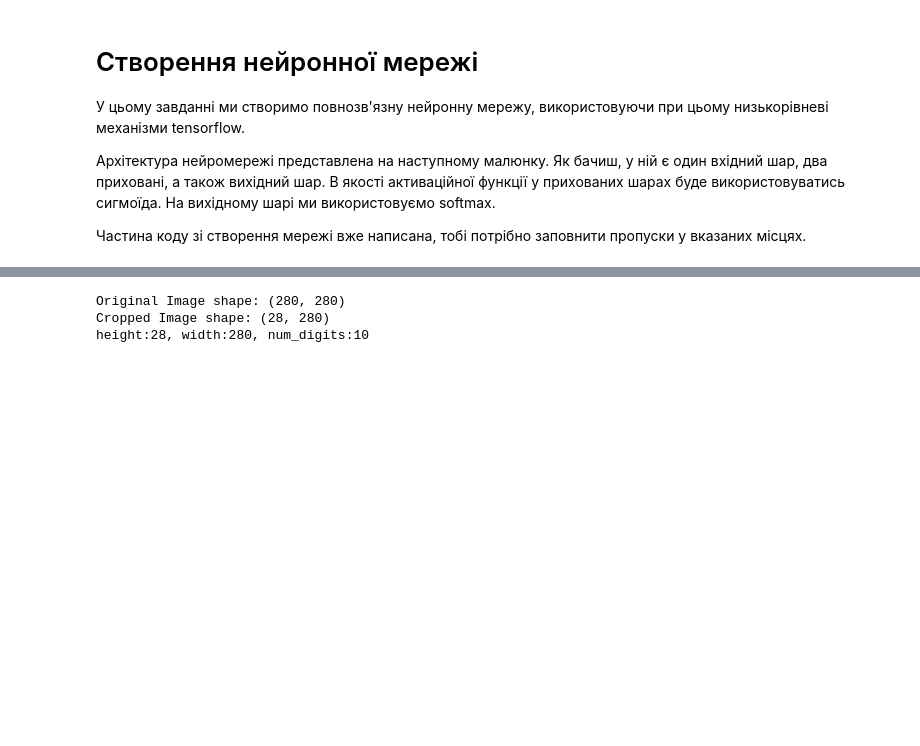
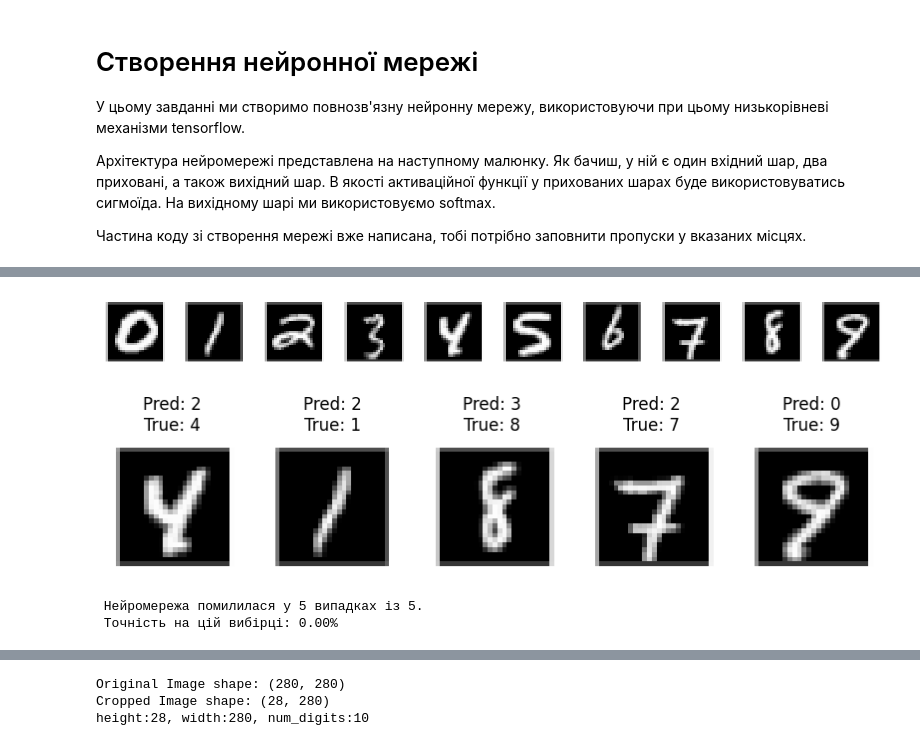
Before and after one commit to MarsIana1804/Google_Colab_Notebook, a Jupyter notebook: Homework_11.ipynb, the cells around one changed output, grey strips where cells are left out. Drawn from its saved outputs; the diff is of its cells as text; code cells hidden in the pictures; blank space fills up the shorter version.

```diff
--- a/Homework_11.ipynb
+++ b/Homework_11.ipynb
@@ -285,3 +283,78 @@ Accuracy of the trained neural network on the test data: 0.9146
 # Зробіть висновок про те, чи помиляється твоя нейронна мережа, і якщо так, то як часто?
 
 # Місце для вашого коду
+# %%
+import tensorflow as tf
+import numpy as np
+import matplotlib.pyplot as plt
+from PIL import Image
+import os
+
+
+# Завантаження зображення
+image_dir = os.getcwd()
+relative_path = os.path.join(image_dir, "/content/drive/My Drive/Colab Notebooks/280_x_280_Mnist_Test.png")
+
+image = Image.open(relative_path).convert("L")  # Градієнтне зображення
+image = np.array(image)  # Перетворення в NumPy
+
+print(f"Original Image shape: {image.shape}")  # Повинно бути (280, 280)
+
+# Перевірка висоти зображення
+if image.shape[0] not in [28, 280]:
+    raise ValueError(f"Unexpected image height: {image.shape[0]}. Expected 28 or 280.")
+
+# Обрізання верхньої частини, якщо зображення 280 пікселів
+if image.shape[0] == 280:
+    image = image[:28, :]
+
+print(f"Cropped Image shape: {image.shape}")  # Повинно бути (28, 280)
+
+# Розрізання на 28x28 зображення
+height, width = image.shape
+num_digits = width // 28  # Має бути 10
+
+print(f'height: {height}, width: {width}, num_digits: {num_digits}')
+
+digit_images = [image[:, i * 28 : (i + 1) * 28].astype("float32") / 255.0 for i in range(num_digits)]
+
+# Відображення цифр
+fig, axes = plt.subplots(1, num_digits, figsize=(num_digits * 2, 2))
+for i, ax in enumerate(axes):
+    ax.imshow(digit_images[i], cmap="gray")
+    ax.axis("off")
+plt.show()
+
+# ТЕСТ НА 5 ВИПАДКОВИХ ЗОБРАЖЕННЯХ
+
+# 1. Вибираємо 5 випадкових зображень
+num_selected = 5
+random_indices = np.random.choice(len(digit_images), num_selected, replace=False)
+selected_images = np.array([digit_images[i] for i in random_indices]).reshape(num_selected, 28 * 28)
+
+true_labels = [i for i in random_indices]
+
+# 2. Передбачення нейромережі
+predictions = neural_net(selected_images)
+predicted_labels = tf.argmax(predictions, axis=1).numpy()
+
+# 3. Візуалізація
+plt.figure(figsize=(10, 5))
+errors = 0  # Лічильник помилок
+
+for i, idx in enumerate(random_indices):
+    plt.subplot(1, num_selected, i + 1)
+    plt.imshow(digit_images[idx], cmap="gray")  # Відображаємо
+    plt.title(f"Pred: {predicted_labels[i]}\nTrue: {true_labels[i]}")
+    plt.axis("off")
+
+    if predicted_labels[i] != true_labels[i]:
+        errors += 1
+
+plt.show()
+
+# 4. Виведення статистики
+accuracy = ((num_selected - errors) / num_selected) * 100
+print(f" Нейромережа помилилася у {errors} випадках із {num_selected}.")
+print(f" Точність на цій вибірці: {accuracy:.2f}%")
+# %% [output]
@@ -287,0 +364,4 @@ Accuracy of the trained neural network on the test data: 0.9146
+[figure, added]
+[figure, added]
+ Нейромережа помилилася у 5 випадках із 5.
+ Точність на цій вибірці: 0.00%
```
Also changed, not shown: parts of 9 cells of this notebook.
